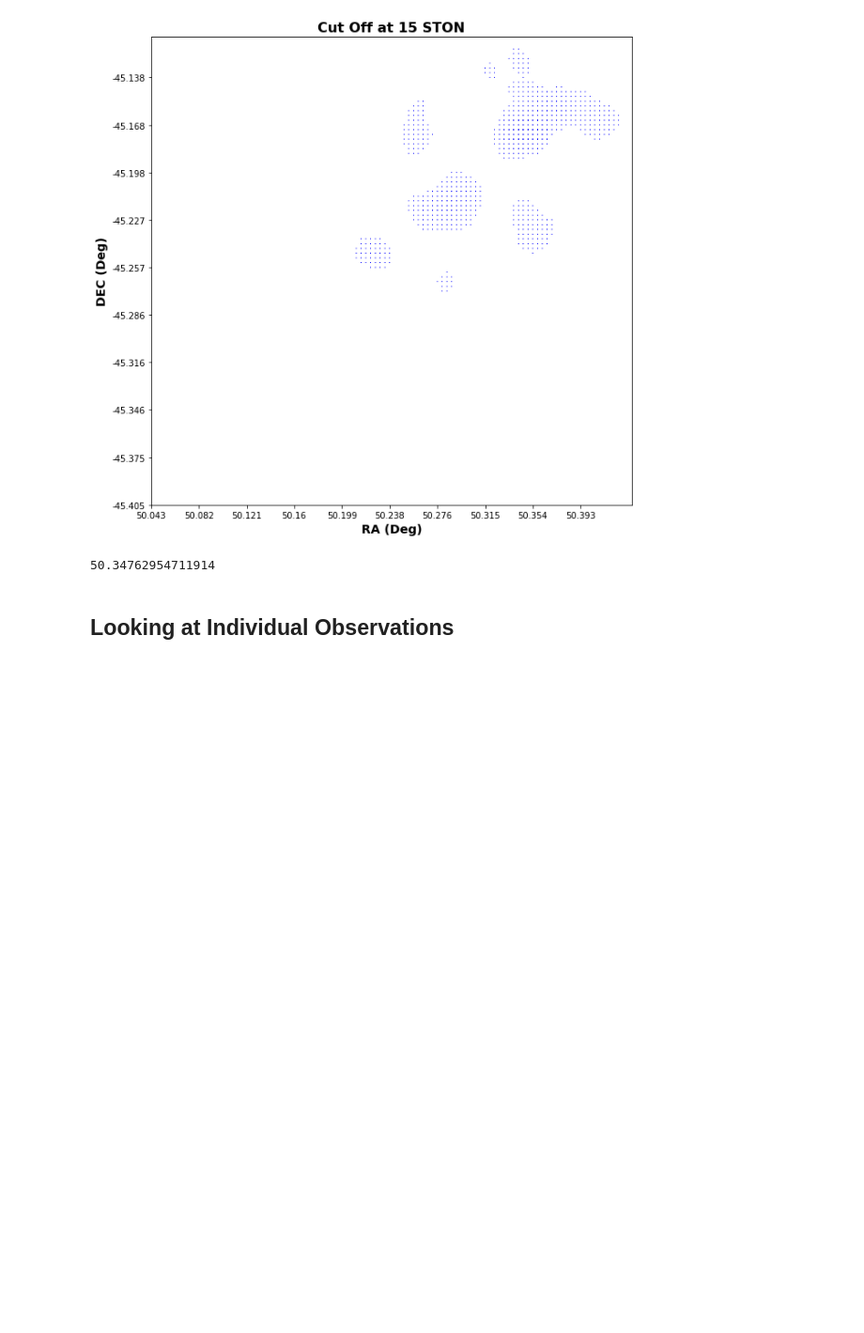
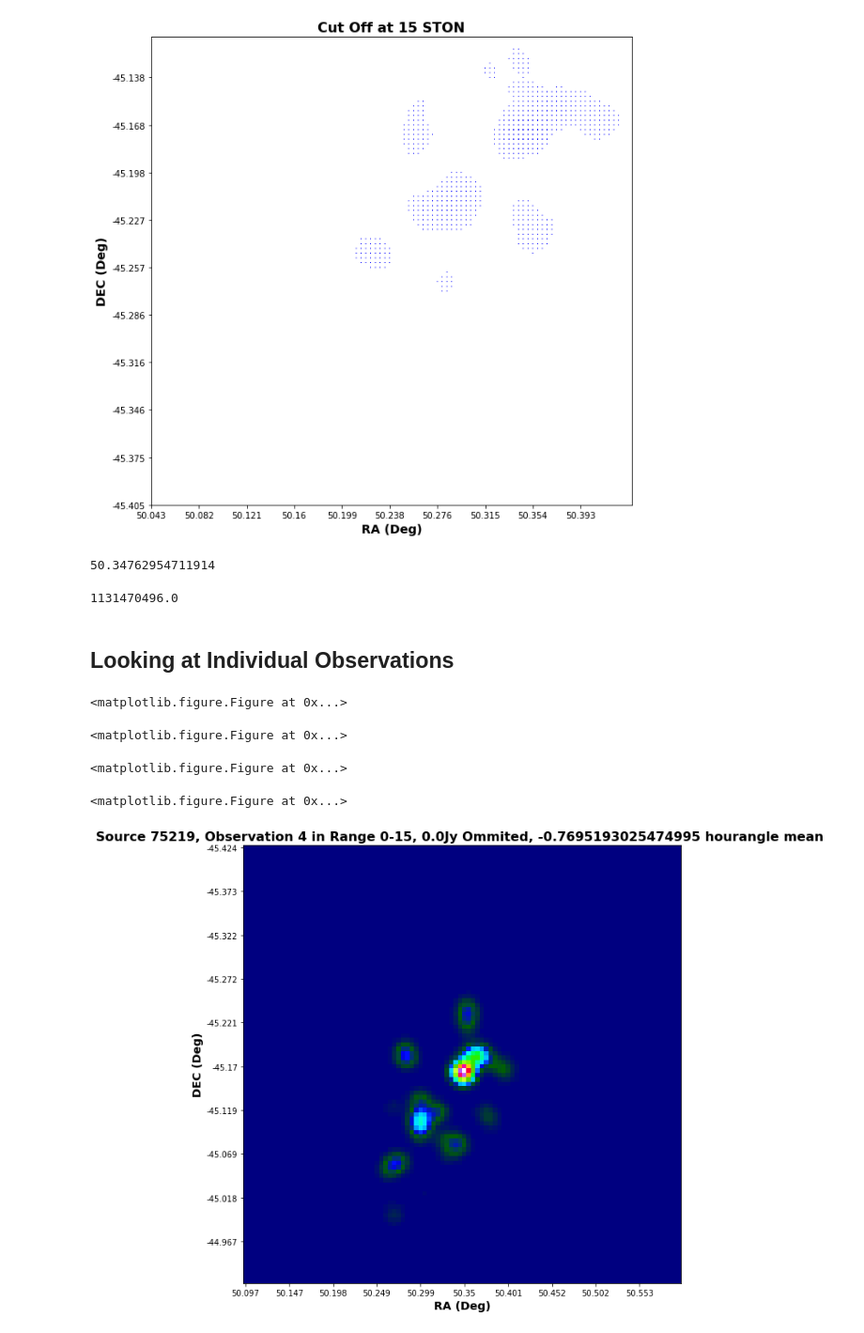
Before and after one commit to kelceydavis33/Source_Matching, a Jupyter notebook: GLEAM_p37.ipynb, the cells around one changed output. Shown at 94% size. Cells and saved outputs as stored; diff of their text form; code cells hidden in the pictures; blank space fills up the shorter version.

```diff
--- a/GLEAM_p37.ipynb
+++ b/GLEAM_p37.ipynb
@@ -904,6 +926,12 @@ k = get_cut_data(table, 75219, 15)
 table.loc[75219]['RA']
 # %% [output]
 50.34762954711914
+# %%
+paths = glob.glob(directory + '*.sav')
+s = paths[0].split('/')[7]
+float(s.split('_')[0])
+# %% [output]
+1131470496.0
 # %% [markdown]
 ## Looking at Individual Observations
 # %%
@@ -1003 +1070,10 @@ def make_png(table, index):
+# %%
+directory = '/home/kelcey/hera/Washington/uwashchamp2019/source_array_data/'
+make_png(directory, table, 75219)
+# %% [output]
+<matplotlib.figure.Figure at 0x...>
+<matplotlib.figure.Figure at 0x...>
+<matplotlib.figure.Figure at 0x...>
+<matplotlib.figure.Figure at 0x...>
+[figure, added]
 # %%
```
Also changed, not shown: parts of 6 cells of this notebook.
